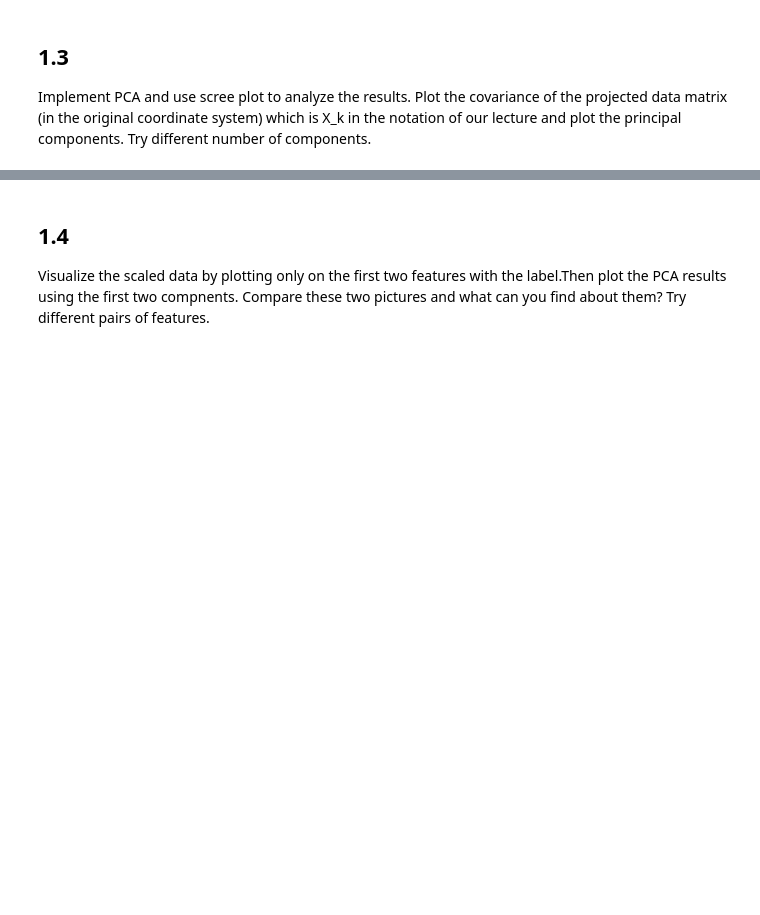
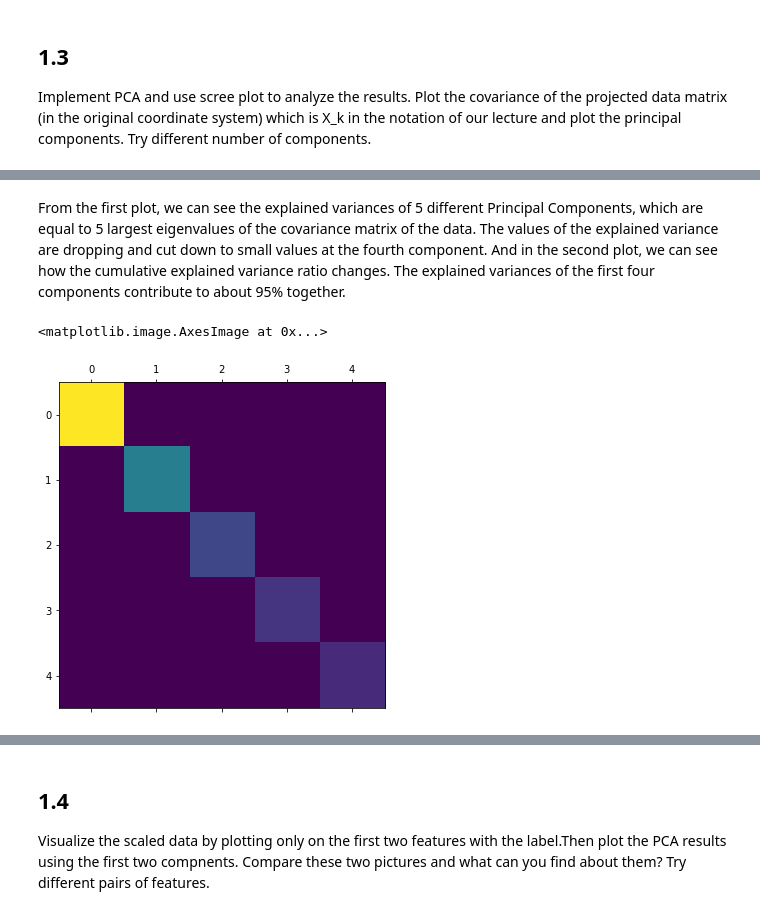
Before and after one commit to g7an/Intro-to-Data-Science, a Jupyter notebook: pca.ipynb, the cells around one changed output, grey strips where cells are left out. Drawn from its saved outputs; the diff is of its cells as text; code cells hidden in the pictures; blank space fills up the shorter version.

```diff
--- a/pca.ipynb
+++ b/pca.ipynb
@@ -139,0 +156,13 @@ Implement PCA and use scree plot to analyze the results. Plot the covariance of
+# %% [markdown]
+From the first plot, we can see the explained variances of 5 different Principal Components, which are equal to 5 largest eigenvalues of the covariance matrix of the data. The values of the explained variance are dropping and cut down to small values at the fourth component. And in the second plot, we can see how the cumulative explained variance ratio changes. The explained variances of the first four components contribute to about 95% together.
+# %%
+# plot the covariance matrix of principal components.
+cancer_pca_M = cancer_pca.T
+X_tilde = cancer_pca_M - cancer_pca_M.mean(axis=1, keepdims=True)
+covariance = X_tilde.dot(X_tilde.T)
+fig = plt.figure(figsize=(6,6))
+ax = fig.add_subplot(1, 1, 1)
+ax.matshow(covariance)
+# %% [output]
+<matplotlib.image.AxesImage at 0x...>
+[figure, added]
```
Also changed, not shown: parts of 10 cells of this notebook.
